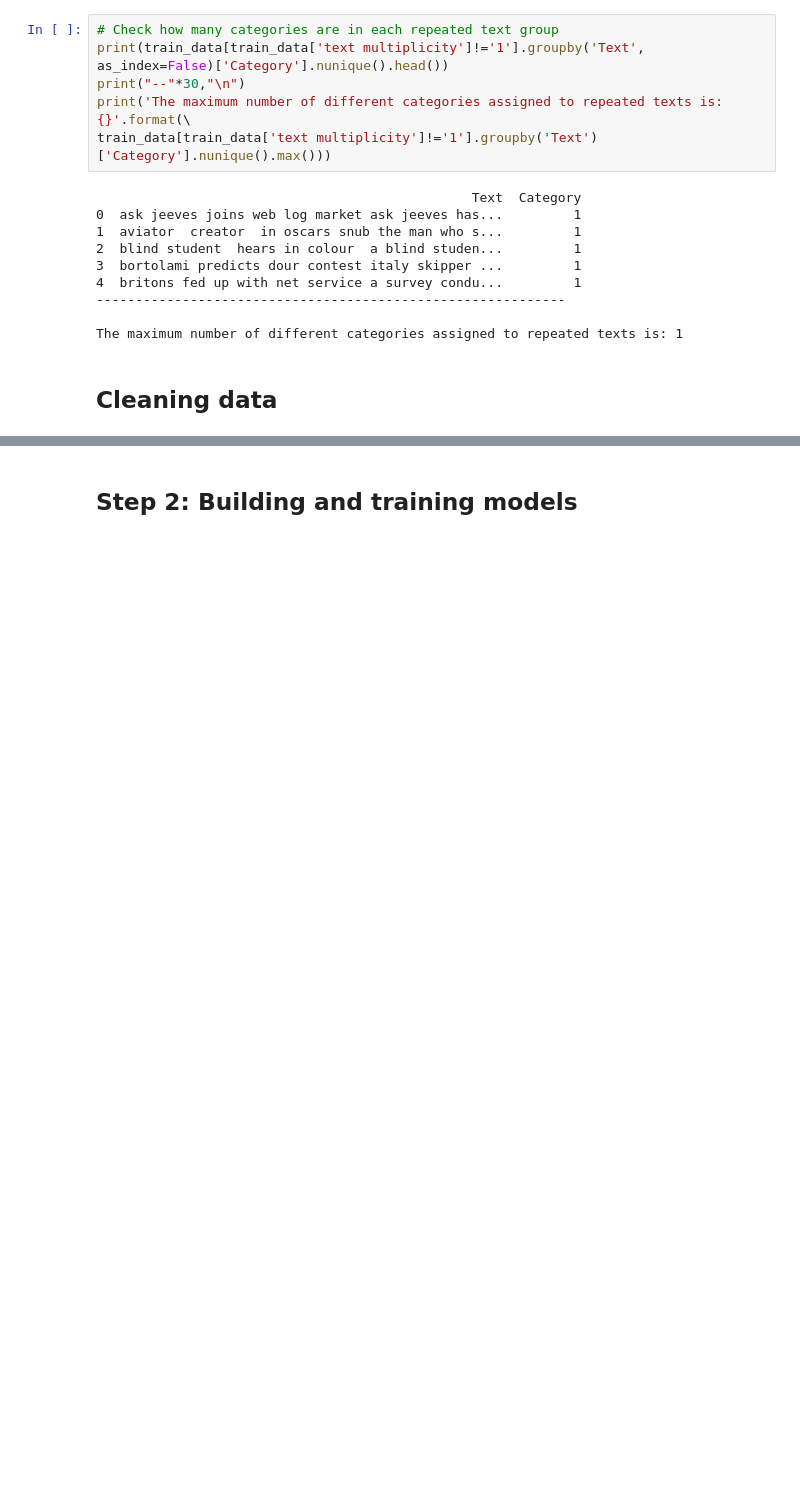
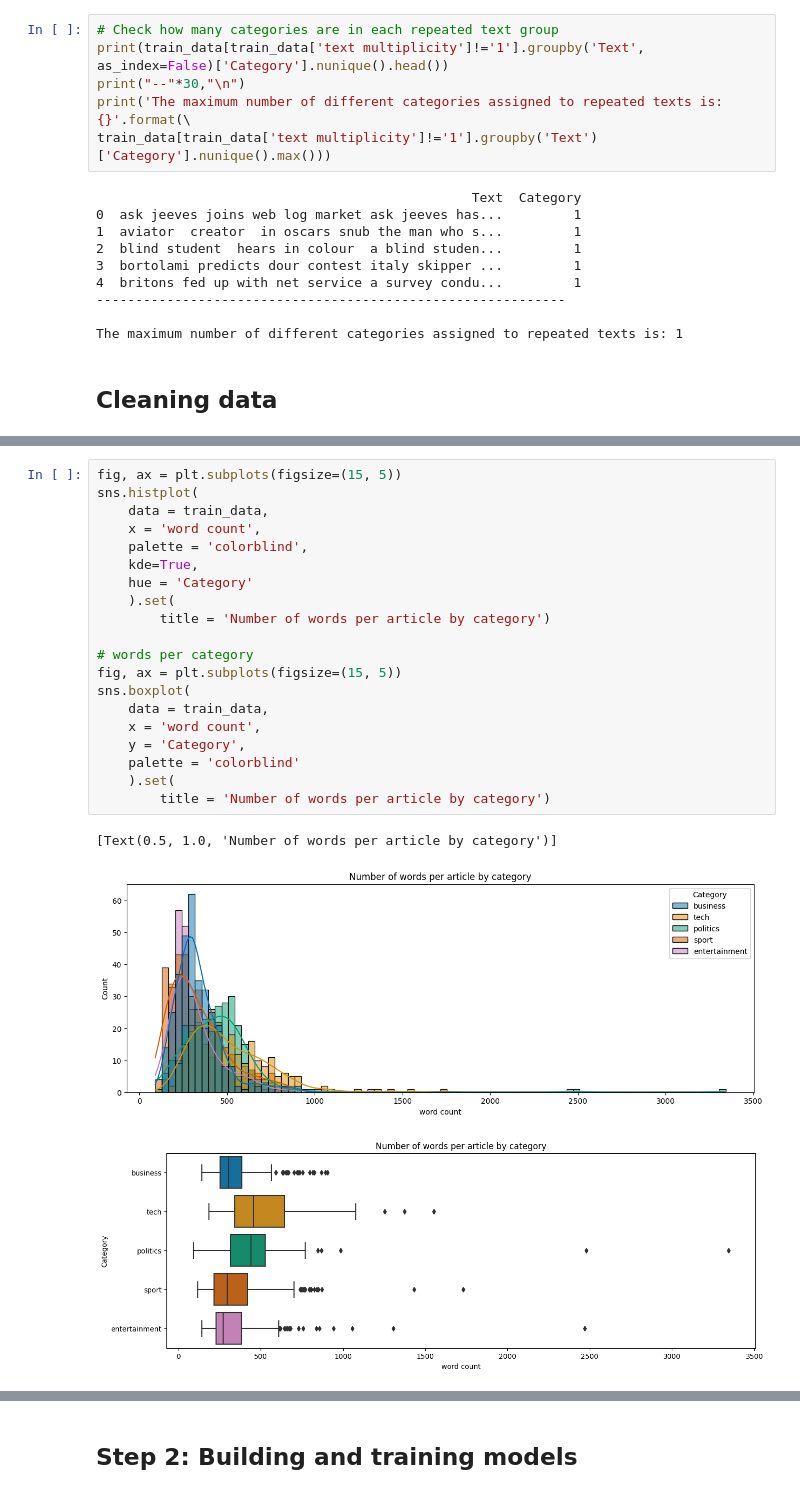
Before and after one commit to yasuomaidana/introduction-to-machine-learning, a Jupyter notebook: Unsupervised Algorithms in Machine Learning/BBC News Classification/BBC text classification.ipynb, the cells around one changed output, grey strips where cells are left out. Cells and saved outputs as stored; diff of their text form; blank space fills up the shorter version.

```diff
--- a/Unsupervised Algorithms in Machine Learning/BBC News Classification/BBC text classification.ipynb
+++ b/Unsupervised Algorithms in Machine Learning/BBC News Classification/BBC text classification.ipynb
@@ -225,0 +307,24 @@ Non alpha-numeric symbols
+# %%
+fig, ax = plt.subplots(figsize=(15, 5))
+sns.histplot(
+    data = train_data,
+    x = 'word count',
+    palette = 'colorblind',
+    kde=True,
+    hue = 'Category'
+    ).set(
+        title = 'Number of words per article by category')
+
+# words per category
+fig, ax = plt.subplots(figsize=(15, 5))
+sns.boxplot(
+    data = train_data,
+    x = 'word count',
+    y = 'Category',
+    palette = 'colorblind'
+    ).set(
+        title = 'Number of words per article by category')
+# %% [output]
+[Text(0.5, 1.0, 'Number of words per article by category')]
+[figure, added]
+[figure, added]
```
Also changed, not shown: parts of 10 cells of this notebook.
